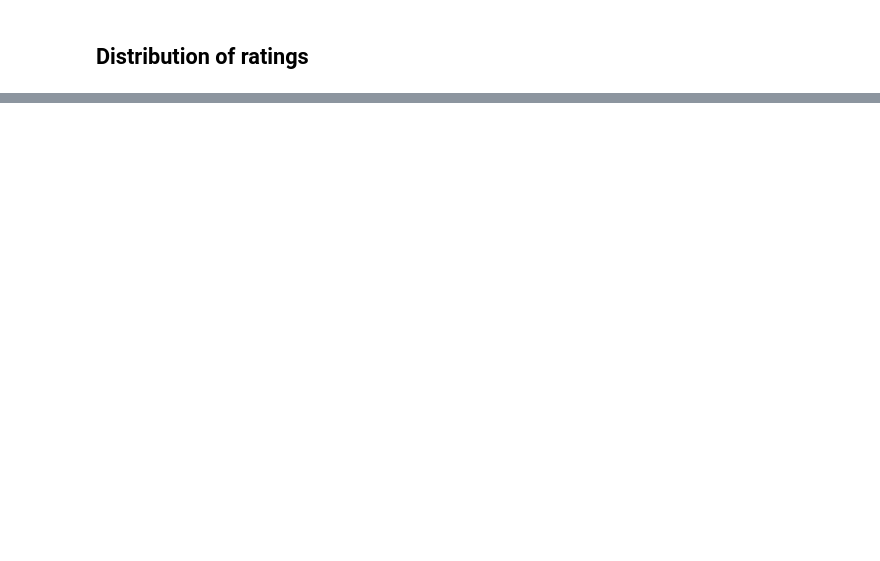
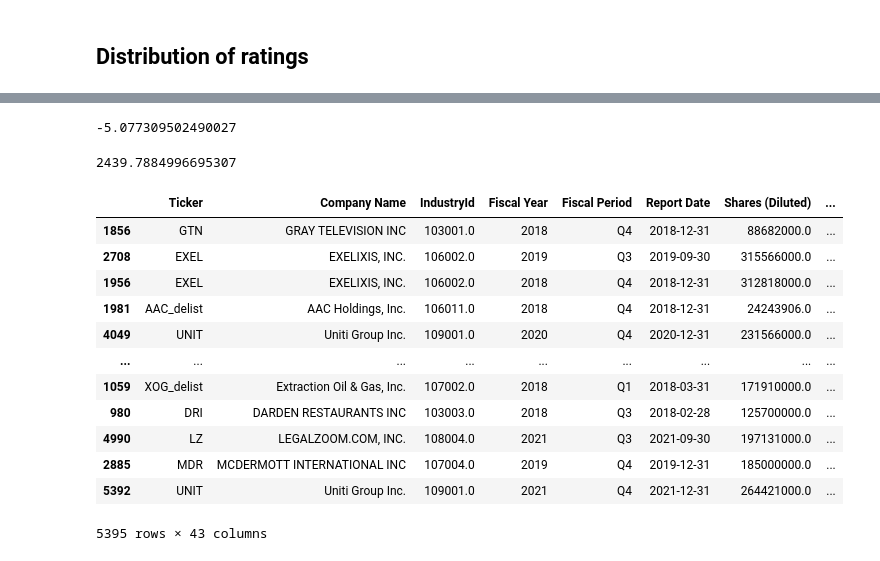
Before and after one commit to GiancarloSanna/Credit_Rating_Project, a Jupyter notebook: 6.0 Descriptive analysis.ipynb, the cells around one changed output, grey strips where cells are left out. Drawn from its saved outputs; the diff is of its cells as text; code cells hidden in the pictures; blank space fills up the shorter version.

```diff
--- a/6.0 Descriptive analysis.ipynb
+++ b/6.0 Descriptive analysis.ipynb
@@ -45,0 +138,24 @@ sns.countplot(x='Rating', data=main_df.sort_values(by = ['Rating'], ascending =
+# %%
+main_df['interest_rate'].min()
+# %% [output]
+-5.077309502490027
+# %%
+main_df['interest_rate'].max()
+# %% [output]
+2439.7884996695307
+# %%
+main_df.sort_values(by = ['interest_rate'], ascending = False)
+# %% [output]
+|  | Ticker | Company Name | IndustryId | Fiscal Year | Fiscal Period | Report Date | Shares (Diluted) | ... |
+| 1856 | GTN | GRAY TELEVISION INC | 103001.0 | 2018 | Q4 | 2018-12-31 | 88682000.0 | ... |
+| 2708 | EXEL | EXELIXIS, INC. | 106002.0 | 2019 | Q3 | 2019-09-30 | 315566000.0 | ... |
+| 1956 | EXEL | EXELIXIS, INC. | 106002.0 | 2018 | Q4 | 2018-12-31 | 312818000.0 | ... |
+| 1981 | AAC_delist | AAC Holdings, Inc. | 106011.0 | 2018 | Q4 | 2018-12-31 | 24243906.0 | ... |
+| 4049 | UNIT | Uniti Group Inc. | 109001.0 | 2020 | Q4 | 2020-12-31 | 231566000.0 | ... |
+| ... | ... | ... | ... | ... | ... | ... | ... | ... |
+| 1059 | XOG_delist | Extraction Oil & Gas, Inc. | 107002.0 | 2018 | Q1 | 2018-03-31 | 171910000.0 | ... |
+| 980 | DRI | DARDEN RESTAURANTS INC | 103003.0 | 2018 | Q3 | 2018-02-28 | 125700000.0 | ... |
+| 4990 | LZ | LEGALZOOM.COM, INC. | 108004.0 | 2021 | Q3 | 2021-09-30 | 197131000.0 | ... |
+| 2885 | MDR | MCDERMOTT INTERNATIONAL INC | 107004.0 | 2019 | Q4 | 2019-12-31 | 185000000.0 | ... |
+| 5392 | UNIT | Uniti Group Inc. | 109001.0 | 2021 | Q4 | 2021-12-31 | 264421000.0 | ... |
+5395 rows × 43 columns
```
Also changed, not shown: parts of 18 cells of this notebook, 5 other files.
